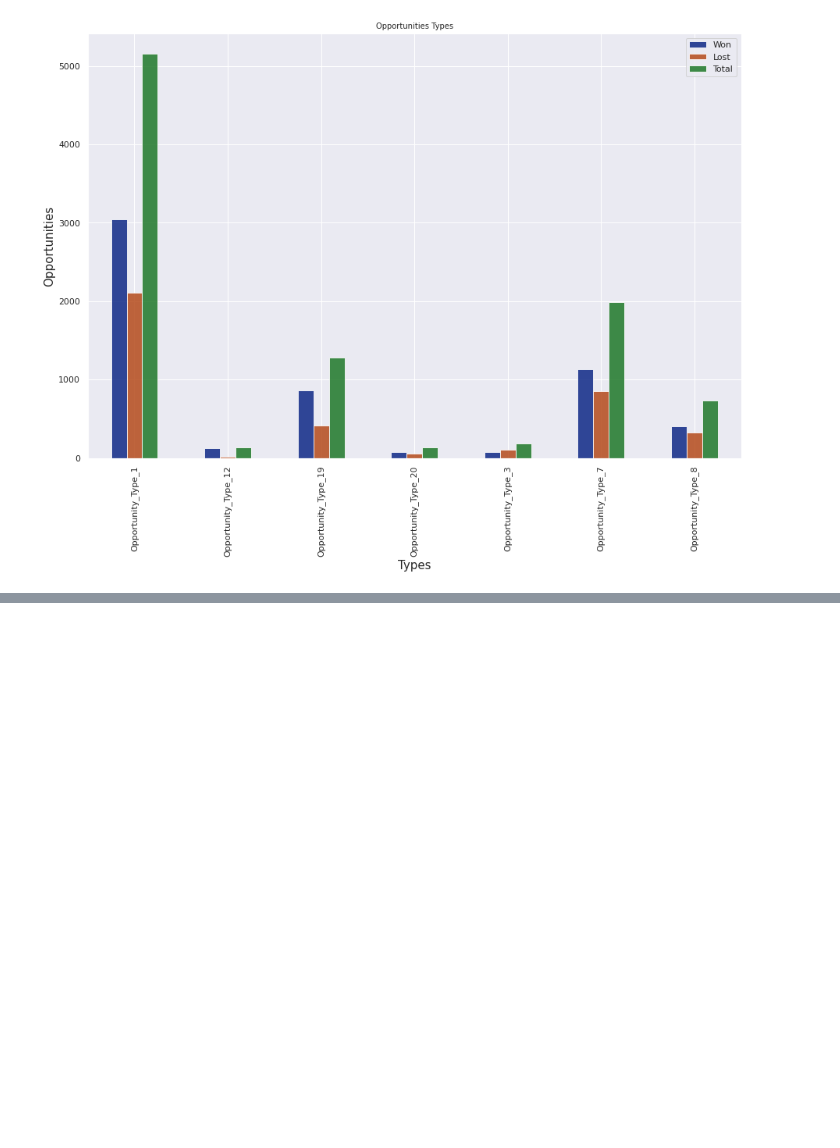
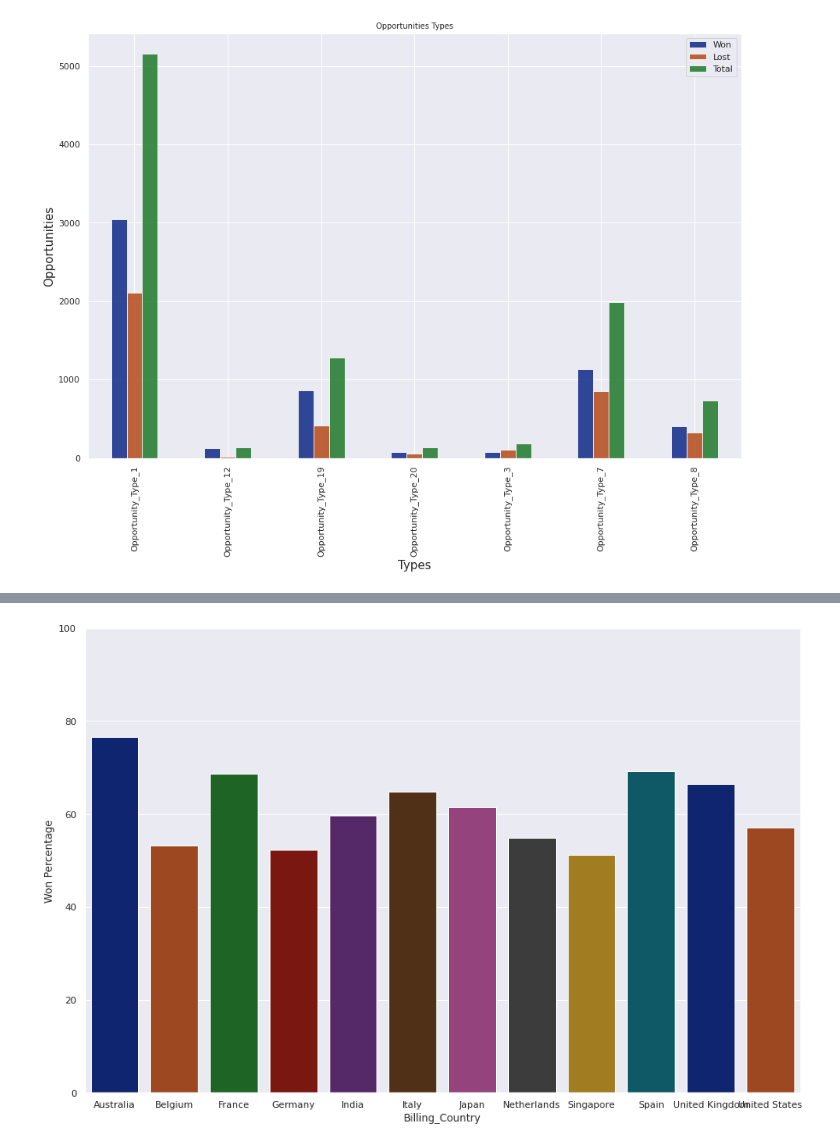
Before and after one commit to NicoDeGiacomo/ODD-TP1, a Jupyter notebook: TP1.ipynb, the cells around one changed output, grey strips where cells are left out. Cells and saved outputs as stored; diff of their text form; code cells hidden in the pictures; blank space fills up the shorter version.

```diff
--- a/TP1.ipynb
+++ b/TP1.ipynb
@@ -266,0 +304,10 @@ See the caveats in the documentation: https://pandas.pydata.org/pandas-docs/stab
+# %%
+# Gráfico 2
+aux3 = won_by_country.groupby(["Billing_Country", "Stage"]).count().reset_index().pivot_table(index="Billing_Country", columns="Stage", fill_value=0).reset_index()
+aux3["Sum"] = aux3[("count", "Closed Lost")] + aux3[("count", "Closed Won")]
+aux3["Won Percentage"] = (aux3[("count", "Closed Won")] / aux3["Sum"])*100
+g2 = sns.barplot(data=aux3, y="Won Percentage", x="Billing_Country", palette="dark")
+g2.set(ylim=(0, 100))
+plt.show()
+# %% [output]
+[figure, added]
```
Also changed, not shown: parts of 9 cells of this notebook.
